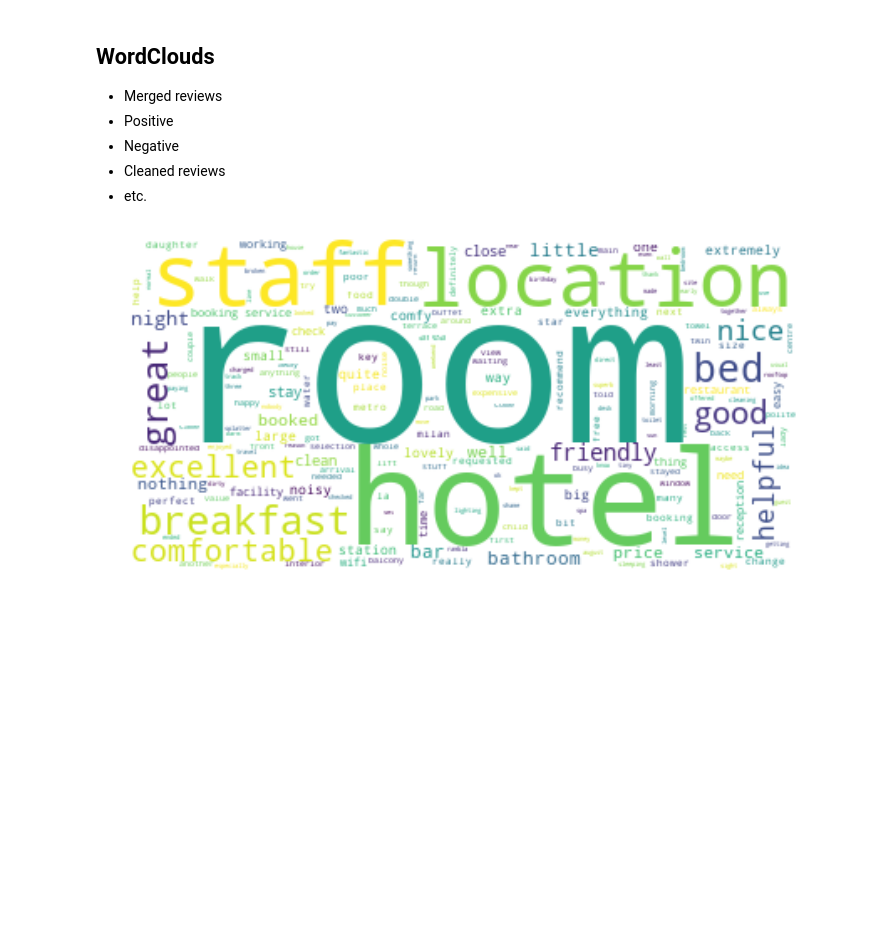
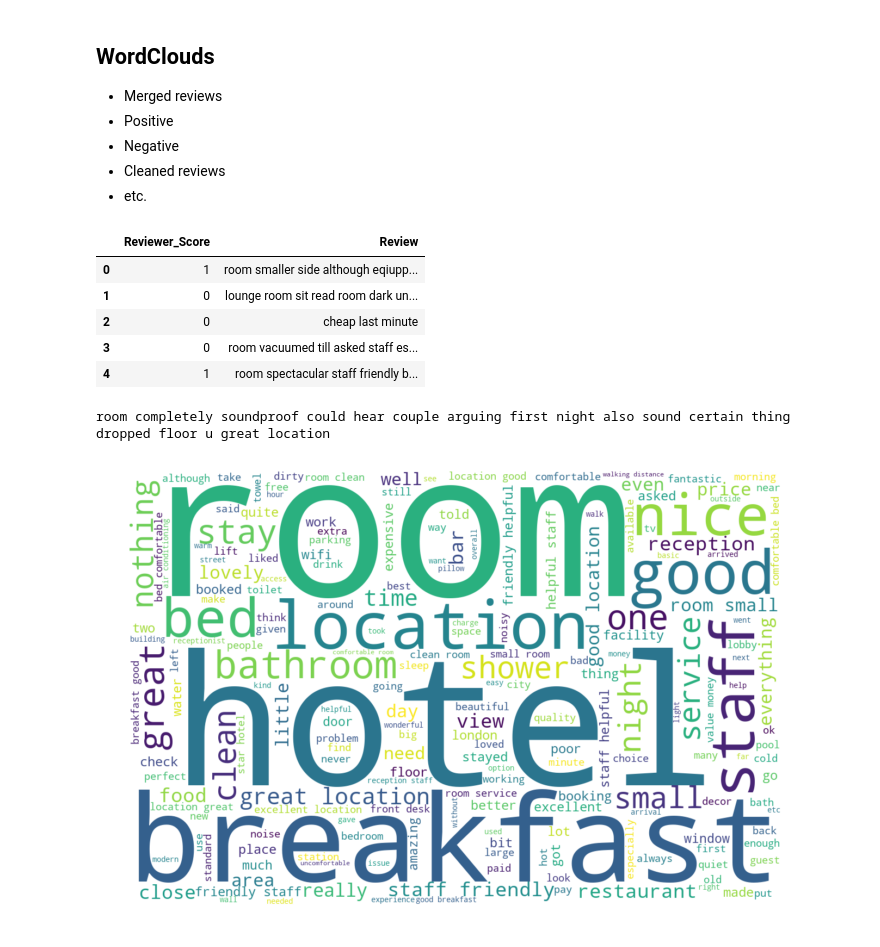
Before and after one commit to hobagolyka/Hotel-reviews, a Jupyter notebook: NoteBook_Files/Wordclouds.ipynb, the cells around one changed output. Drawn from its saved outputs; the diff is of its cells as text; code cells hidden in the pictures; blank space fills up the shorter version.

Commit message:
Changes to CleanData and WordCloud

```diff
--- a/NoteBook_Files/Wordclouds.ipynb
+++ b/NoteBook_Files/Wordclouds.ipynb
@@ -14,14 +14,31 @@ from wordcloud import WordCloud
 import matplotlib.pyplot as plt
 
 # load cleaned data
-reviews = pd.read_csv('../Data/simple_clean_data.csv')
+reviews = pd.read_csv('../Data/simpler_clean_data.csv')
 
-text = " ".join(review for review in reviews.Review)
-wordcloud = WordCloud(background_color="white").generate(text)
-
-plt.figure(figsize=[12,8])
-plt.imshow(wordcloud, interpolation='bilinear')
-plt.axis("off")
-plt.show()
+reviews.head()
 # %% [output]
-[figure, removed]
+|  | Reviewer_Score | Review |
+| 0 | 1 | room smaller side although eqiupp... |
+| 1 | 0 | lounge room sit read room dark un... |
+| 2 | 0 | cheap last minute |
+| 3 | 0 | room vacuumed till asked staff es... |
+| 4 | 1 | room spectacular staff friendly b... |
+# %%
+print(reviews.Review[12])
+# %% [output]
+room completely soundproof could hear couple arguing first night also sound certain thing dropped floor u great location
+# %%
+text = " ".join(str(review) for review in reviews.Review)
+wordcloud = WordCloud(height=800, width=1200, background_color="white").generate(text)
+
+plt.figure(figsize=[12,8])
+plt.imshow(wordcloud, interpolation='bilinear')
+plt.axis("off")
+
+fig_path = '../export/'
+plt.savefig(fig_path + 'all_reviews_wordcloud', fmt = 'png', dpi = 100)
+
+plt.show()
+# %% [output]
+[figure, added]
```
Also changed, not shown: parts of 2 cells of this notebook, 5 other files.
